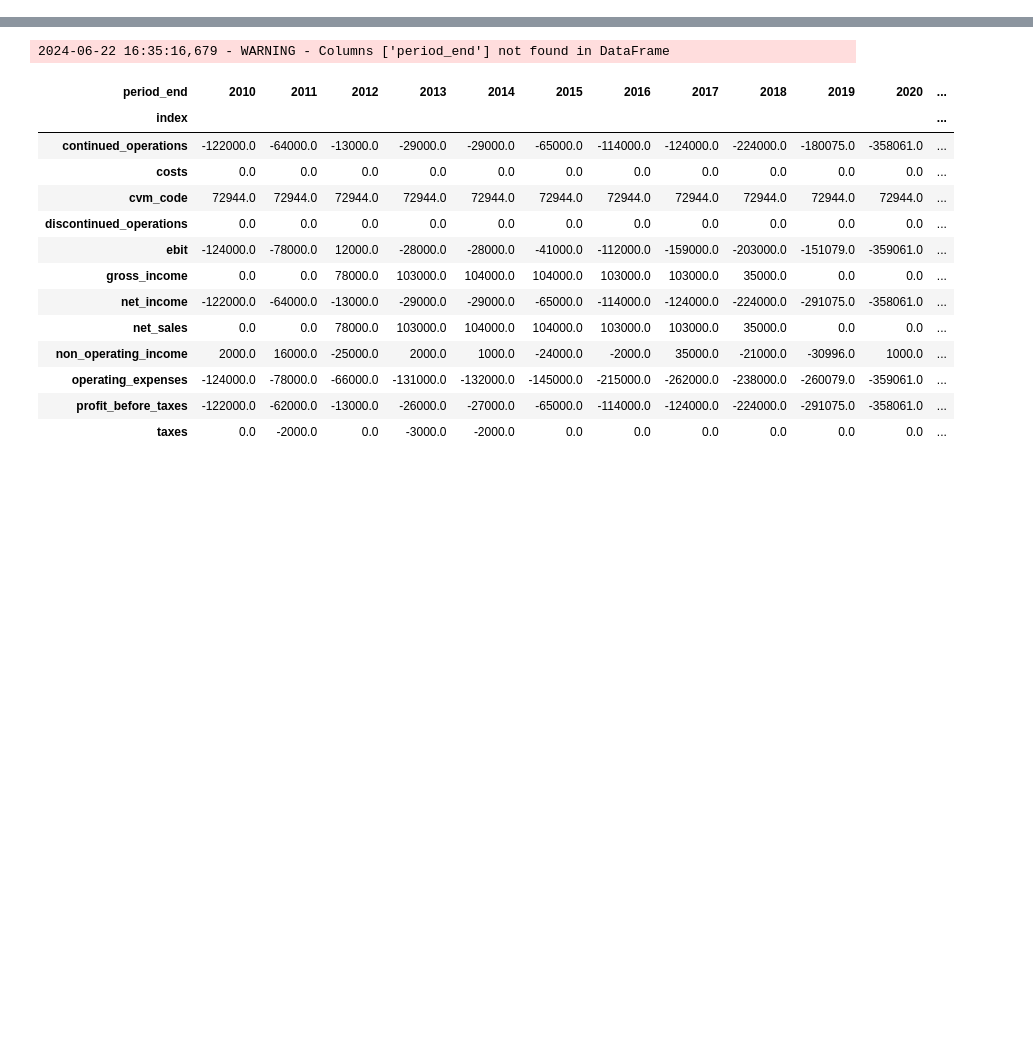
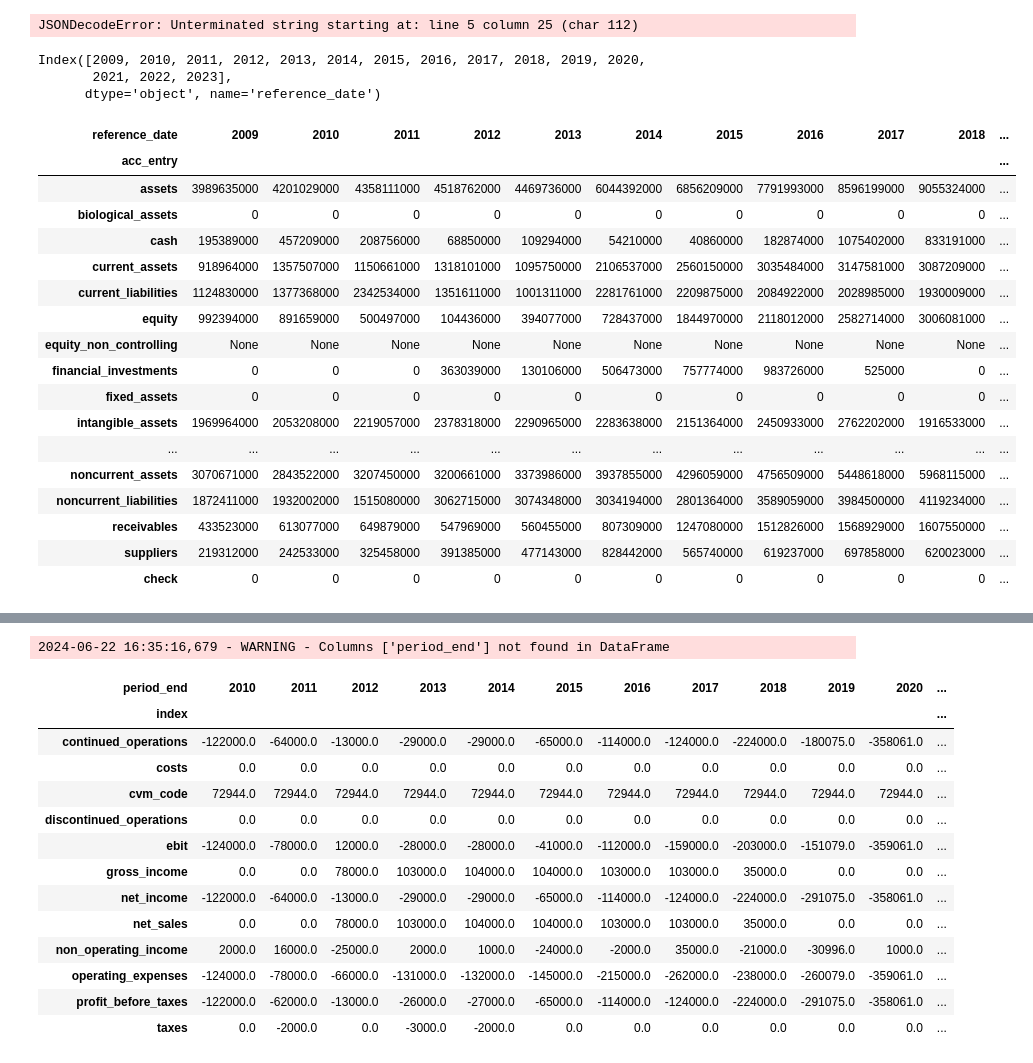
Before and after one commit to PedroDnT/FinLLM, a Jupyter notebook: tester.ipynb, the cells around one changed output, grey strips where cells are left out. Cells and saved outputs as stored; diff of their text form; code cells hidden in the pictures; blank space fills up the shorter version.

```diff
--- a/tester.ipynb
+++ b/tester.ipynb
@@ -4,0 +38,32 @@ company = 910349
+# %%
+import pandas as pd
+import json
+
+def process_predictions(answer):
+    data = []
+    for item in answer:
+        for choice in item['choices']:
+            # Parse the JSON content inside 'message' -> 'content'
+            content = json.loads(choice['message']['content'])
+
+            # Extract the required information
+            index = choice['index']
+            earnings_direction = content.get('earnings direction', '')
+            magnitude = content.get('magnitude', '')
+            confidence_score = content.get('confidence score', '')
+            summary_of_rationale = content.get('summary of rationale', '')
+
+            # Append the extracted information as a tuple to the data list
+            data.append((index, earnings_direction, magnitude, confidence_score, summary_of_rationale))
+
+    # Create a DataFrame from the extracted data
+    df = pd.DataFrame(data, columns=['Index', 'Earnings Direction', 'Magnitude', 'Confidence Score', 'Summary of Rationale'])
+
+    return df
+
+# Example usage:
+# Assuming 'answer' is your list of dictionaries as described
+df = process_predictions(answer)
+print(df)
+# %% [output]
+JSONDecodeError: Unterminated string starting at: line 5 column 25 (char 112)
@@ -5,2 +73,29 @@ company = 910349
+# %%
+bs_numbers.index
+# %% [output]
+Index([2009, 2010, 2011, 2012, 2013, 2014, 2015, 2016, 2017, 2018, 2019, 2020,
+       2021, 2022, 2023],
+      dtype='object', name='reference_date')
+# %%
+df.index
+# %% [output]
+| reference_date | 2009 | 2010 | 2011 | 2012 | 2013 | 2014 | 2015 | 2016 | 2017 | 2018 | ... |
+| acc_entry |  |  |  |  |  |  |  |  |  |  | ... |
+| assets | 3989635000 | 4201029000 | 4358111000 | 4518762000 | 4469736000 | 6044392000 | 6856209000 | 7791993000 | 8596199000 | 9055324000 | ... |
+| biological_assets | 0 | 0 | 0 | 0 | 0 | 0 | 0 | 0 | 0 | 0 | ... |
+| cash | 195389000 | 457209000 | 208756000 | 68850000 | 109294000 | 54210000 | 40860000 | 182874000 | 1075402000 | 833191000 | ... |
+| current_assets | 918964000 | 1357507000 | 1150661000 | 1318101000 | 1095750000 | 2106537000 | 2560150000 | 3035484000 | 3147581000 | 3087209000 | ... |
+| current_liabilities | 1124830000 | 1377368000 | 2342534000 | 1351611000 | 1001311000 | 2281761000 | 2209875000 | 2084922000 | 2028985000 | 1930009000 | ... |
+| equity | 992394000 | 891659000 | 500497000 | 104436000 | 394077000 | 728437000 | 1844970000 | 2118012000 | 2582714000 | 3006081000 | ... |
+| equity_non_controlling | None | None | None | None | None | None | None | None | None | None | ... |
+| financial_investments | 0 | 0 | 0 | 363039000 | 130106000 | 506473000 | 757774000 | 983726000 | 525000 | 0 | ... |
+| fixed_assets | 0 | 0 | 0 | 0 | 0 | 0 | 0 | 0 | 0 | 0 | ... |
+| intangible_assets | 1969964000 | 2053208000 | 2219057000 | 2378318000 | 2290965000 | 2283638000 | 2151364000 | 2450933000 | 2762202000 | 1916533000 | ... |
+| ... | ... | ... | ... | ... | ... | ... | ... | ... | ... | ... | ... |
+| noncurrent_assets | 3070671000 | 2843522000 | 3207450000 | 3200661000 | 3373986000 | 3937855000 | 4296059000 | 4756509000 | 5448618000 | 5968115000 | ... |
+| noncurrent_liabilities | 1872411000 | 1932002000 | 1515080000 | 3062715000 | 3074348000 | 3034194000 | 2801364000 | 3589059000 | 3984500000 | 4119234000 | ... |
+| receivables | 433523000 | 613077000 | 649879000 | 547969000 | 560455000 | 807309000 | 1247080000 | 1512826000 | 1568929000 | 1607550000 | ... |
+| suppliers | 219312000 | 242533000 | 325458000 | 391385000 | 477143000 | 828442000 | 565740000 | 619237000 | 697858000 | 620023000 | ... |
+| check | 0 | 0 | 0 | 0 | 0 | 0 | 0 | 0 | 0 | 0 | ... |
 # %%
 df = fetch_income_statement(company)
```
Also changed, not shown: parts of 11 cells of this notebook, 8 other files.
